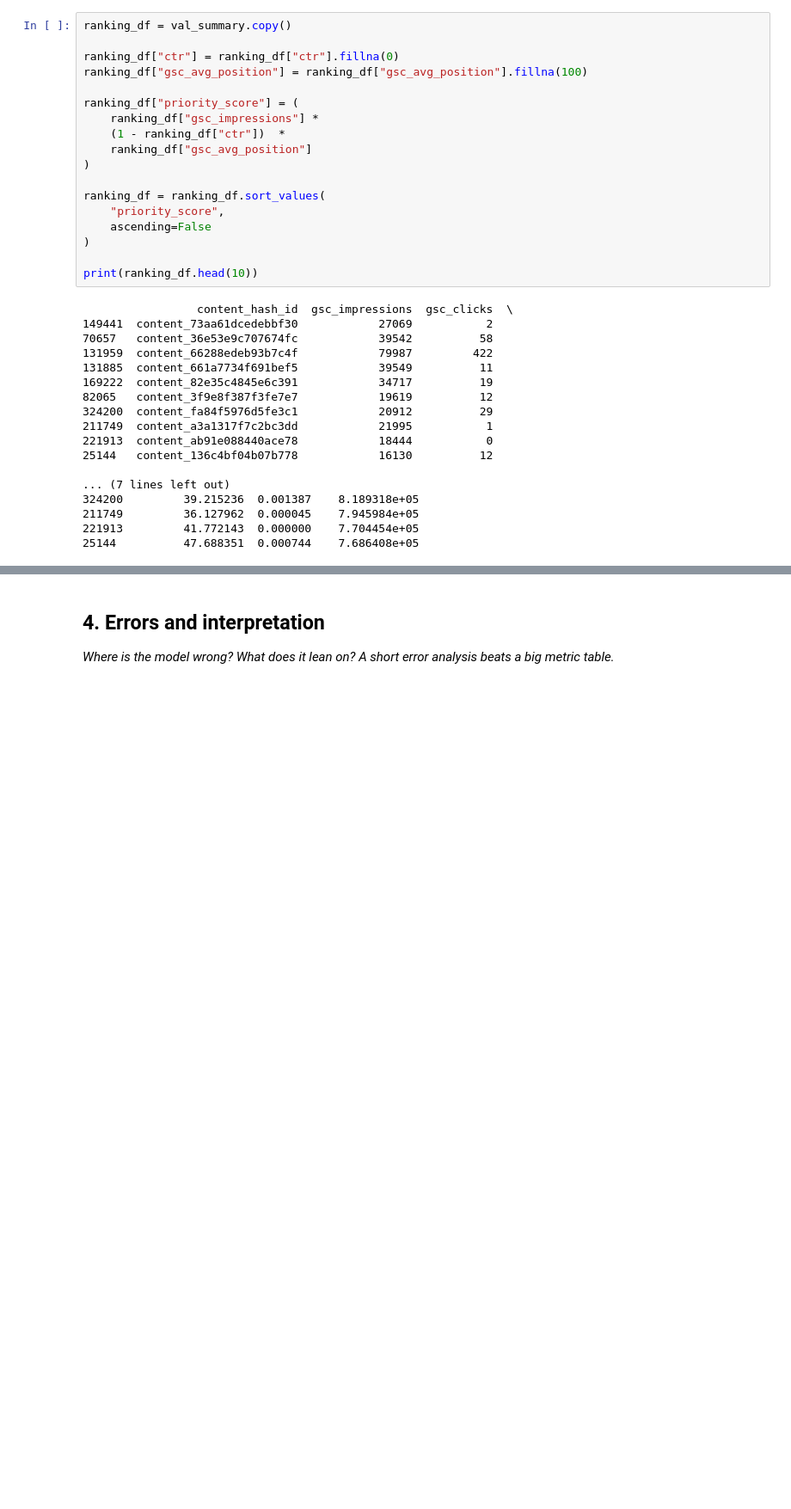
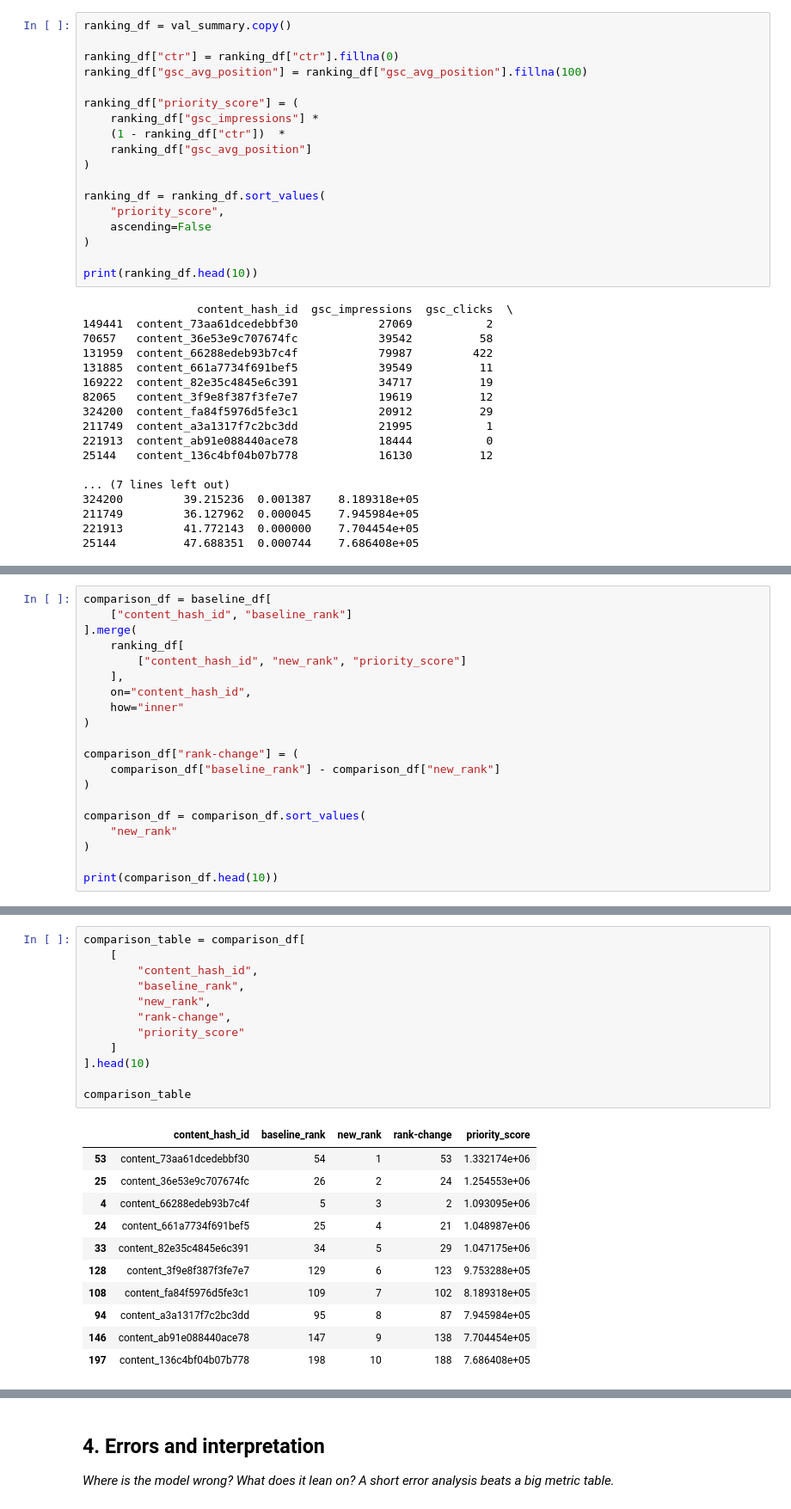
Before and after one commit to engyelgamal18/flyrank-ml-internship-engy, a Jupyter notebook: work/notebooks/w05_model.ipynb, the cells around one changed output, grey strips where cells are left out. Shown at 86% size. Saved outputs shown, nothing was run; the diff lists cells and outputs as text; blank space fills up the shorter version.

```diff
--- a/work/notebooks/w05_model.ipynb
+++ b/work/notebooks/w05_model.ipynb
@@ -130,0 +205,20 @@ print(ranking_df.head(10))
+# %%
+comparison_df = baseline_df[
+    ["content_hash_id", "baseline_rank"]
+].merge(
+    ranking_df[
+        ["content_hash_id", "new_rank", "priority_score"]
+    ],
+    on="content_hash_id",
+    how="inner"
+)
+
+comparison_df["rank-change"] = (
+    comparison_df["baseline_rank"] - comparison_df["new_rank"]
+)
+
+comparison_df = comparison_df.sort_values(
+    "new_rank"
+)
+
+print(comparison_df.head(10))
@@ -130,0 +243,24 @@ print(ranking_df.head(10))
+# %%
+comparison_table = comparison_df[
+    [
+        "content_hash_id",
+        "baseline_rank",
+        "new_rank",
+        "rank-change",
+        "priority_score"
+    ]
+].head(10)
+
+comparison_table
+# %% [output]
+|  | content_hash_id | baseline_rank | new_rank | rank-change | priority_score |
+| 53 | content_73aa61dcedebbf30 | 54 | 1 | 53 | 1.332174e+06 |
+| 25 | content_36e53e9c707674fc | 26 | 2 | 24 | 1.254553e+06 |
+| 4 | content_66288edeb93b7c4f | 5 | 3 | 2 | 1.093095e+06 |
+| 24 | content_661a7734f691bef5 | 25 | 4 | 21 | 1.048987e+06 |
+| 33 | content_82e35c4845e6c391 | 34 | 5 | 29 | 1.047175e+06 |
+| 128 | content_3f9e8f387f3fe7e7 | 129 | 6 | 123 | 9.753288e+05 |
+| 108 | content_fa84f5976d5fe3c1 | 109 | 7 | 102 | 8.189318e+05 |
+| 94 | content_a3a1317f7c2bc3dd | 95 | 8 | 87 | 7.945984e+05 |
+| 146 | content_ab91e088440ace78 | 147 | 9 | 138 | 7.704454e+05 |
+| 197 | content_136c4bf04b07b778 | 198 | 10 | 188 | 7.686408e+05 |
```
Also changed, not shown: parts of 8 cells of this notebook.
